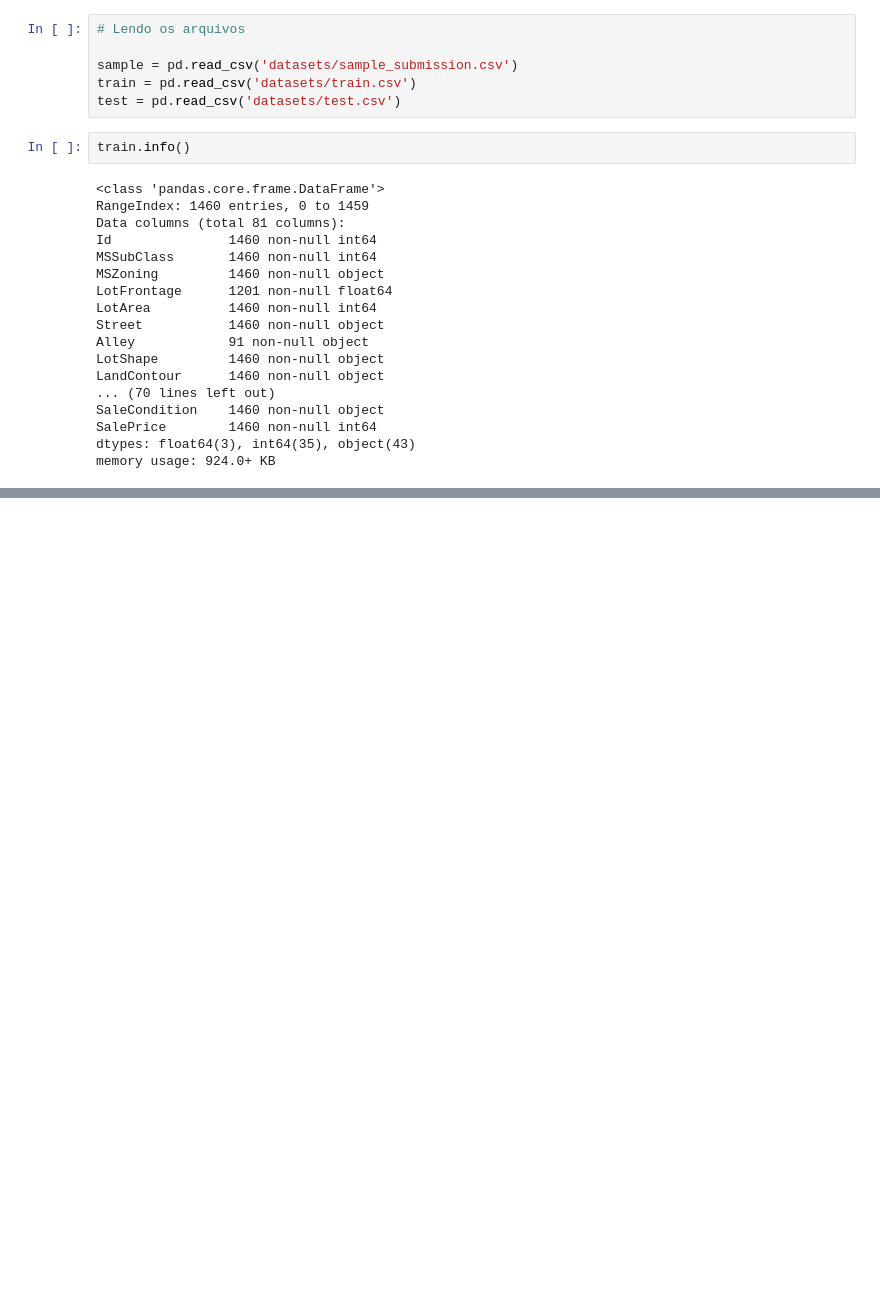
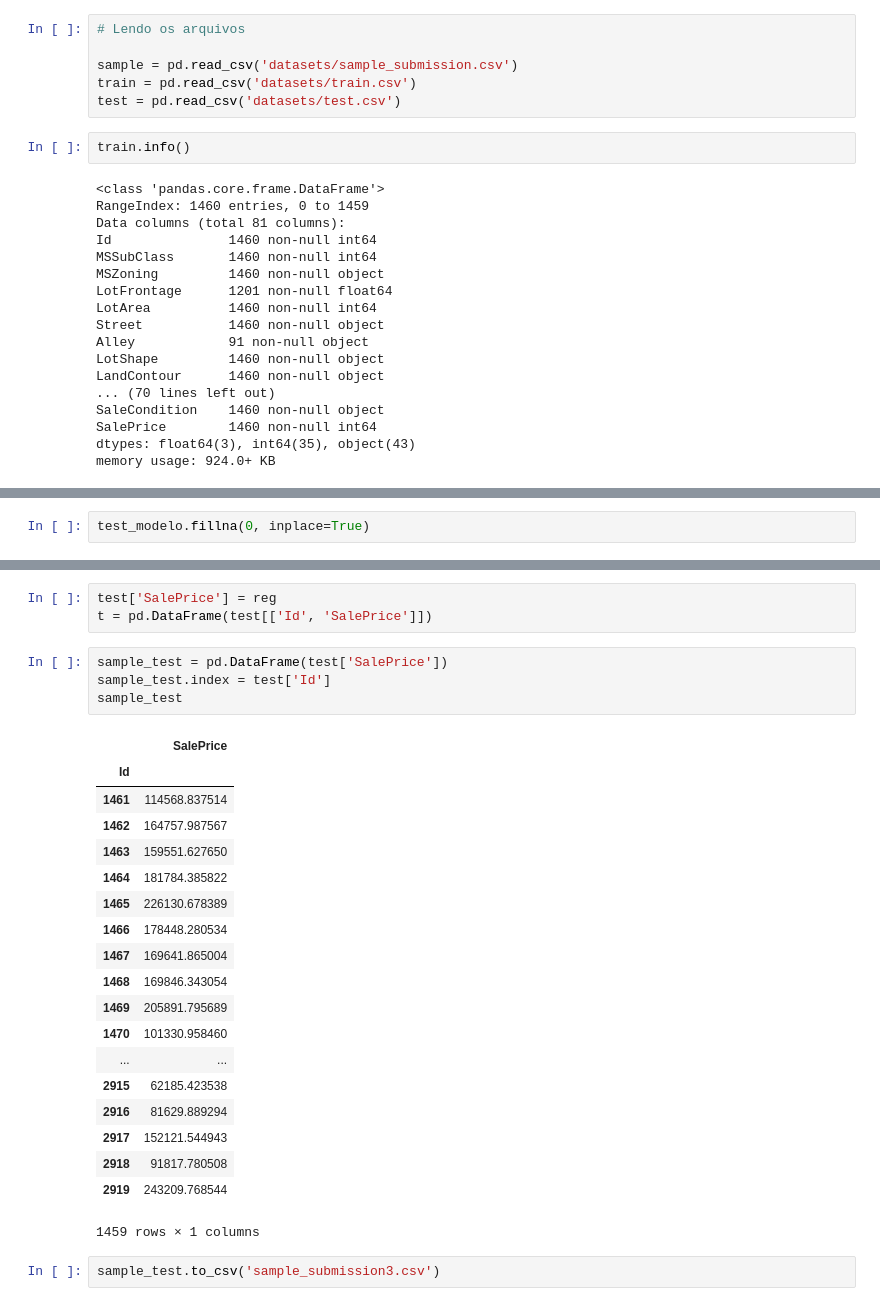
Before and after one commit to Rafaelcvo/house_prices, a Jupyter notebook: house_prices.ipynb, the cells around one changed output, grey strips where cells are left out. Cells and saved outputs as stored; diff of their text form; blank space fills up the shorter version.

```diff
--- a/house_prices.ipynb
+++ b/house_prices.ipynb
@@ -160,0 +119,2 @@ house[variaveis].corr()
+# %%
+test_modelo.fillna(0, inplace=True)
@@ -160,0 +136,29 @@ house[variaveis].corr()
+# %%
+test['SalePrice'] = reg
+t = pd.DataFrame(test[['Id', 'SalePrice']])
+# %%
+sample_test = pd.DataFrame(test['SalePrice'])
+sample_test.index = test['Id']
+sample_test
+# %% [output]
+|  | SalePrice |
+| Id |  |
+| 1461 | 114568.837514 |
+| 1462 | 164757.987567 |
+| 1463 | 159551.627650 |
+| 1464 | 181784.385822 |
+| 1465 | 226130.678389 |
+| 1466 | 178448.280534 |
+| 1467 | 169641.865004 |
+| 1468 | 169846.343054 |
+| 1469 | 205891.795689 |
+| 1470 | 101330.958460 |
+| ... | ... |
+| 2915 | 62185.423538 |
+| 2916 | 81629.889294 |
+| 2917 | 152121.544943 |
+| 2918 | 91817.780508 |
+| 2919 | 243209.768544 |
+1459 rows × 1 columns
+# %%
+sample_test.to_csv('sample_submission3.csv')
```
Also changed, not shown: parts of 35 cells of this notebook, 1 other file.
